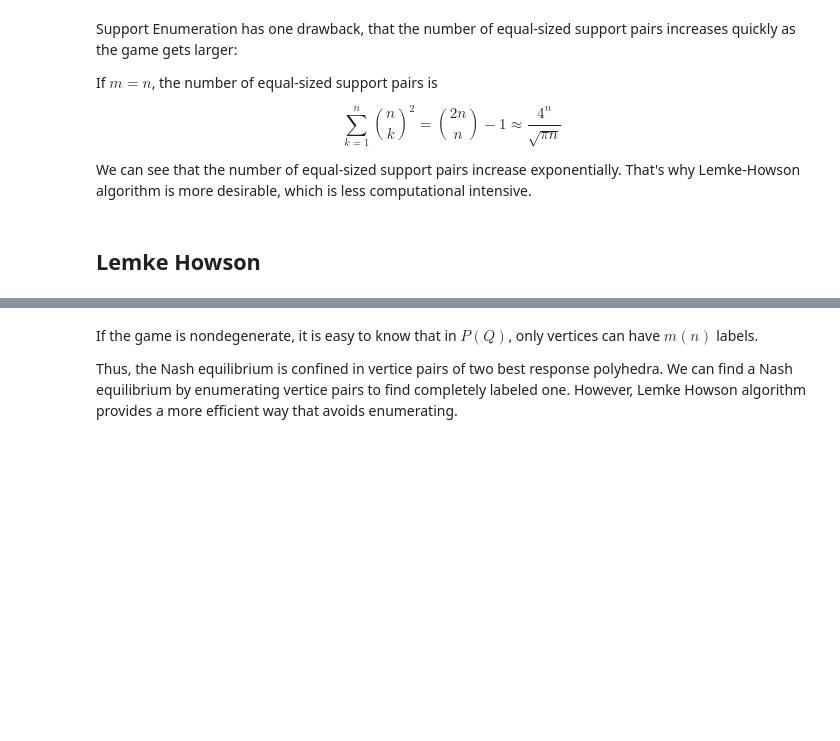
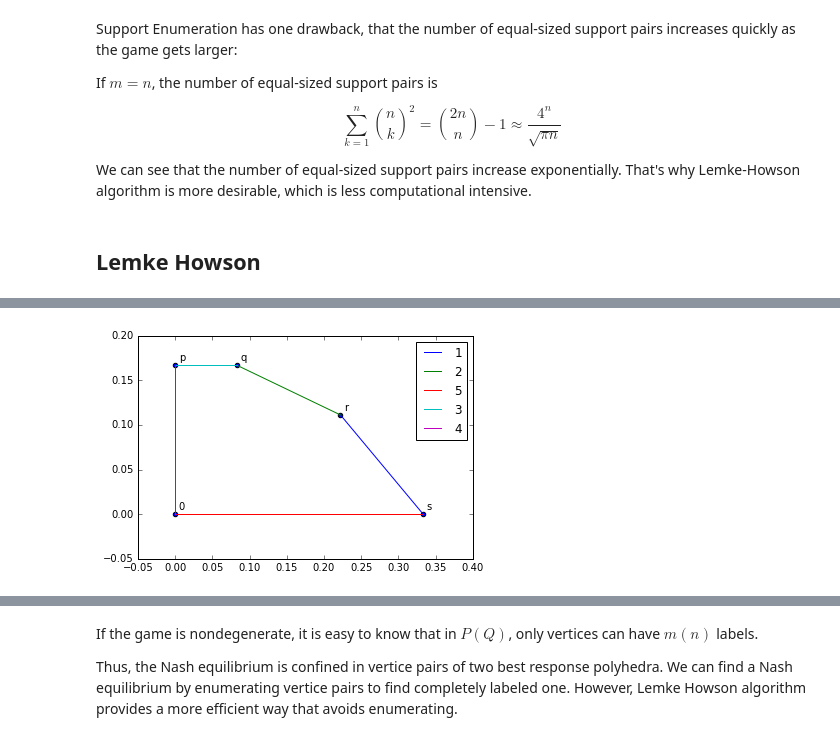
Before and after one commit to shizejin/Lemke_Howson_notebook, a Jupyter notebook: Lemke_howson.ipynb, the cells around one changed output, grey strips where cells are left out. Drawn from its saved outputs; the diff is of its cells as text; code cells hidden in the pictures; blank space fills up the shorter version.

```diff
--- a/Lemke_howson.ipynb
+++ b/Lemke_howson.ipynb
@@ -228,13 +228,12 @@ $$
 # %% [markdown]
 Use `indiff_mixed_action` to find a Nash equilibrium, when $I = \{0, 1\}$ and $J = \{0, 1\}$.
 # %%
-# Define a two-player strategic form game
+# Define a two-player normal form game
 A = np.array([[3, 3],
               [2, 5],
               [0 ,6]])
-B = np.array([[3, 2],
-              [2, 6],
-              [3, 1]])
+B = np.array([[3, 2, 3],
+              [2, 6, 1]])
 m, n = A.shape  # Numbers of actions of players 0 and 1, respectively
 M = np.arange(m)
 N = np.arange(n)
@@ -328,0 +327,85 @@ We can draw the best response polytope as follows.
+# %%
+# Draw the pictures of polytopes
+from itertools import combinations
+from mpl_toolkits.mplot3d import Axes3D
+
+A_H = np.empty((5, 2))
+A_H[:3, :] = A
+A_H[3:, :] = -np.eye(2)
+b_H = np.ones(5)
+b_H[3:] = 0
+
+B_H = np.empty((5, 3))
+B_H[:2, :] = B
+B_H[2:, :] = -np.eye(3)
+b2_H = np.ones(5)
+b2_H[2:] = 0
+
+# solve vertexs
+vertex = []
+constraint_ind = []
+for ind in list(combinations(np.arange(0, 5), 2)):
+    try:
+        point = np.linalg.solve(A_H[ind, :], [b_H[z] for z in range(len(b_H)) if z in ind])
+        if (A_H.dot(point) - b_H <= 0).all():
+            vertex.append(point)
+            constraint_ind.append(ind)
+    except:
+        None
+
+plt.figure()
+drawed = []
+labels = ['1', '2', '5', '3', '4']
+m = 0
+for (i, v1) in enumerate(vertex):
+    for (j, v2) in enumerate(vertex):
+        constraint_common = set(constraint_ind[i]).intersection(set(constraint_ind[j]))
+        if len(constraint_common) == 1:
+            if constraint_common not in drawed:
+                plt.plot([v1[0], v2[0]], [v1[1], v2[1]], label = labels[m])
+                m += 1
+                drawed.append(constraint_common)
+plt.scatter([x for x,y in vertex], [y for x,y in vertex])
+
+m = 0
+pts = ['r', 's', 'q', 'p', '0']
+for v in vertex:
+    v = v + np.array([0.005, 0.005])
+    plt.text(*v, pts[m])
+    m += 1
+plt.legend()
+
+# solve vertexs
+vertex = []
+constraint_ind = []
+for ind in list(combinations(np.arange(0, 5), 3)):
+    try:
+        point = np.linalg.solve(B_H[ind, :], [b2_H[z] for z in range(len(b_H)) if z in ind])
+        if (B_H.dot(point) - b2_H <= 0).all():
+            vertex.append(point)
+            constraint_ind.append(ind)
+    except:
+        None
+
+fig = plt.figure()
+ax2 = fig.add_subplot(111, projection='3d')
+drawed = []
+for (i, v1) in enumerate(vertex):
+    for (j, v2) in enumerate(vertex):
+        constraint_common = set(constraint_ind[i]).intersection(set(constraint_ind[j]))
+        if len(constraint_common) == 2:
+            if constraint_common not in drawed:
+                ax2.plot([v1[0], v2[0]], [v1[1], v2[1]], [v1[2], v2[2]], 'b')
+                drawed.append(constraint_common)
+
+pts = ['d', 'b', 'e', 'a', 'c', '0']
+m = 0
+for v in vertex:
+    v = v + np.array([0.005, 0.005, 0.005])
+    ax2.text(*v, pts[m])
+    m += 1
+ax2.scatter([x for x, y, z in vertex], [y for x, y, z in vertex], [z for x, y, z in vertex])
+
+plt.show()
+# %% [output]
+[figure, added]
```
Also changed, not shown: parts of 42 cells of this notebook.
